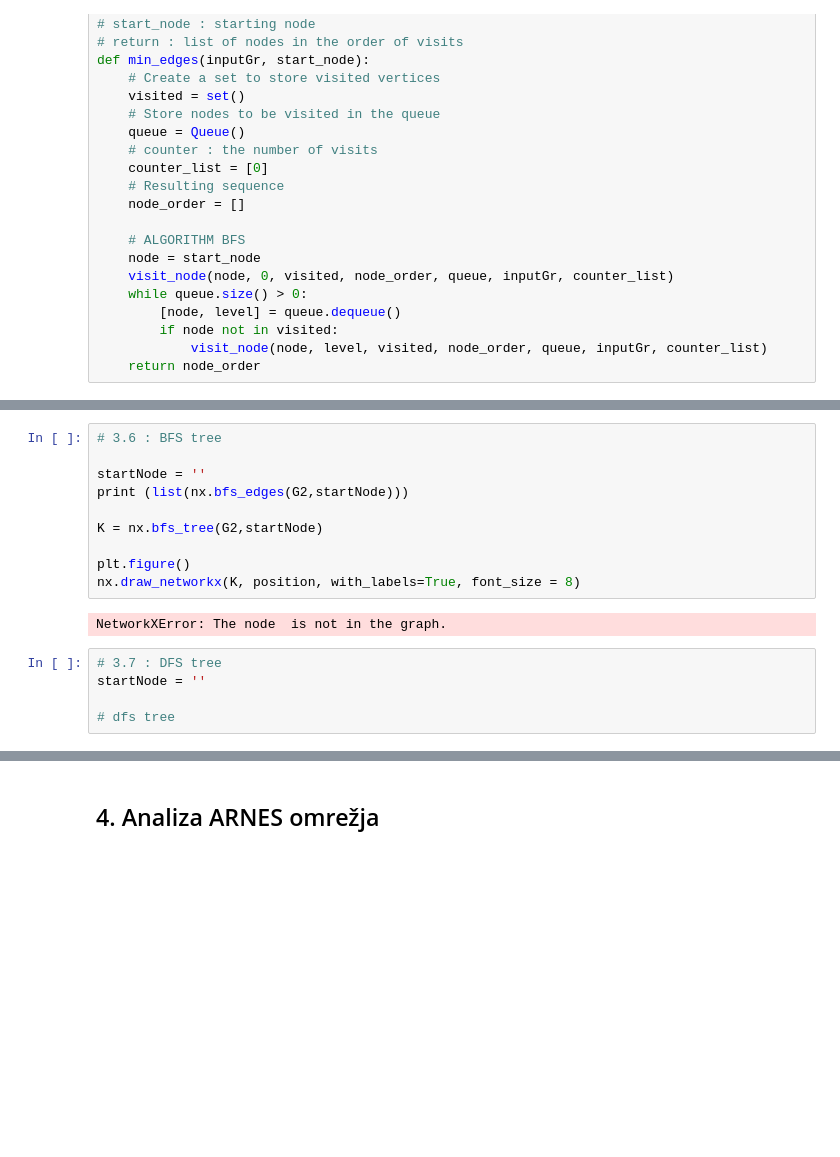
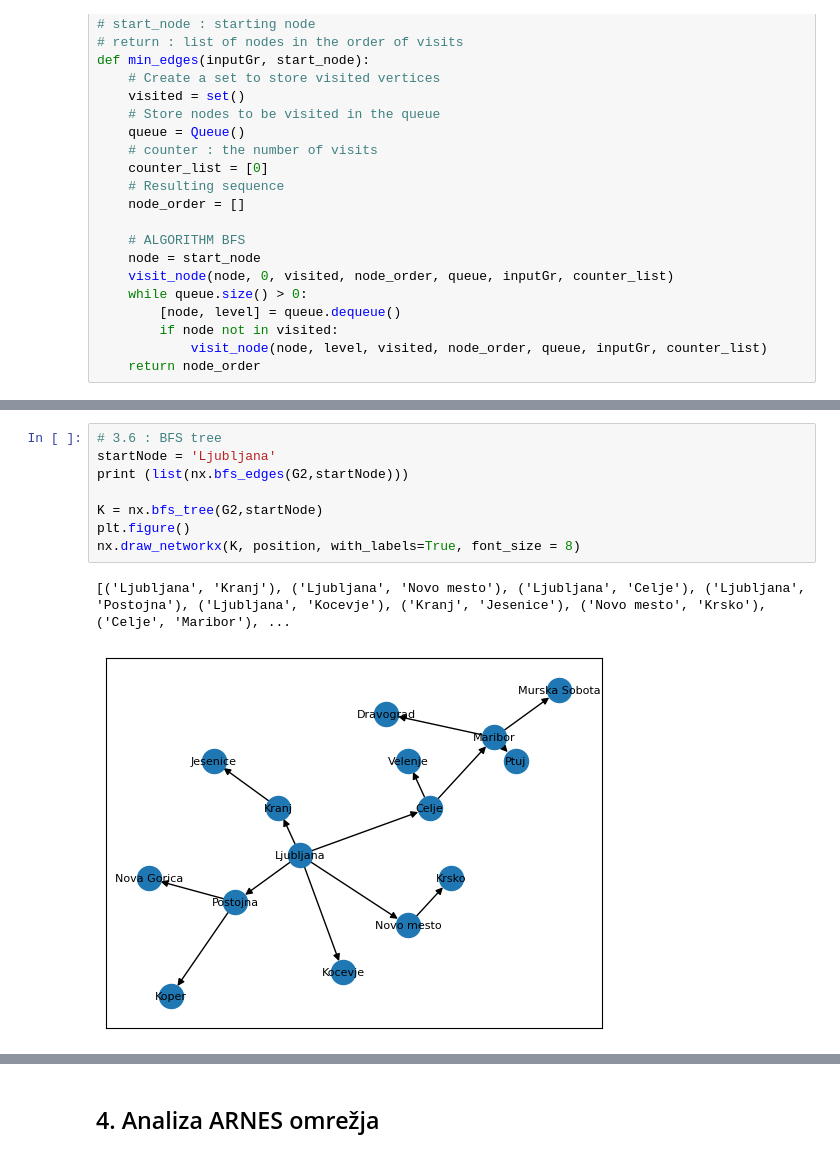
Before and after one commit to jzaletelj/OTK25, a Jupyter notebook: Lab_02/solutions/26-03_GraphNetwork_02c_S.ipynb, the cells around one changed output, grey strips where cells are left out. Saved outputs shown, nothing was run; the diff lists cells and outputs as text; blank space fills up the shorter version.

```diff
--- a/Lab_02/solutions/26-03_GraphNetwork_02c_S.ipynb
+++ b/Lab_02/solutions/26-03_GraphNetwork_02c_S.ipynb
@@ -259,17 +309,11 @@ startNode = ''
 # %%
 # 3.6 : BFS tree
-
-startNode = ''
+startNode = 'Ljubljana'
 print (list(nx.bfs_edges(G2,startNode)))
 
 K = nx.bfs_tree(G2,startNode)
-
 plt.figure()
 nx.draw_networkx(K, position, with_labels=True, font_size = 8)
 # %% [output]
-NetworkXError: The node  is not in the graph.
+[('Ljubljana', 'Kranj'), ('Ljubljana', 'Novo mesto'), ('Ljubljana', 'Celje'), ('Ljubljana', 'Postojna'), ('Ljubljana', 'Kocevje'), ('Kranj', 'Jesenice'), ('Novo mesto', 'Krsko'), ('Celje', 'Maribor'), ...
+[figure, added]
-# %%
-# 3.7 : DFS tree
-startNode = ''
-
-# dfs tree
```
Also changed, not shown: parts of 15 cells of this notebook, 8 other files.
